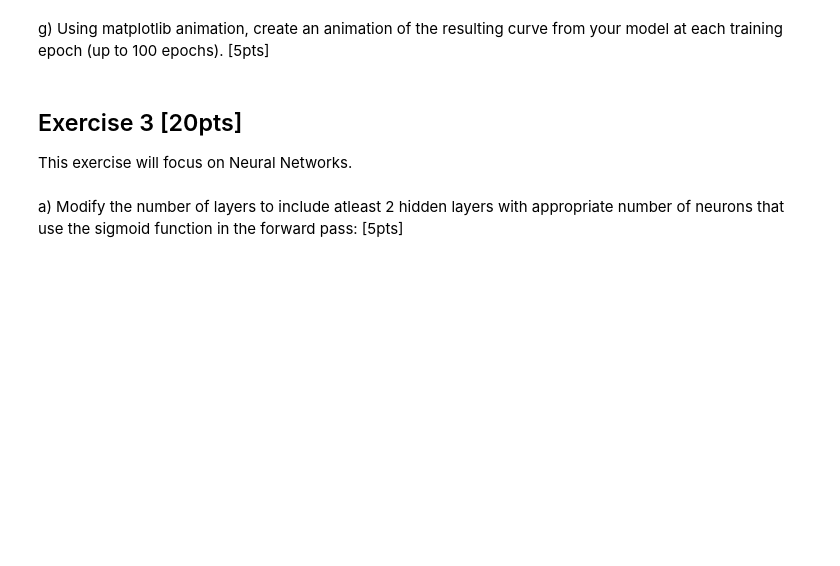
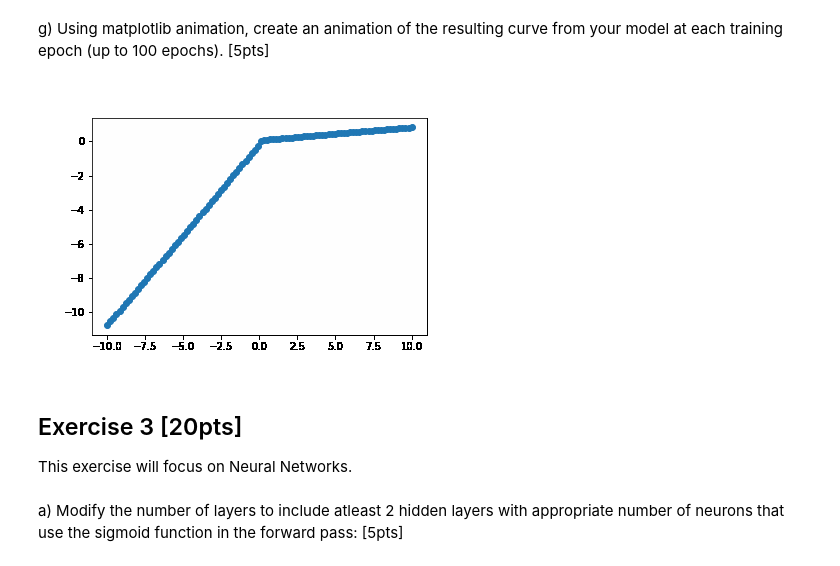
Before and after one commit to ivanisakov99/CS506, a Jupyter notebook: HW/6. Networks, Graphs and Neural Networks/homework6.ipynb, the cells around one changed output. Cells and saved outputs as stored; diff of their text form; code cells hidden in the pictures; blank space fills up the shorter version.

```diff
--- a/HW/6. Networks, Graphs and Neural Networks/homework6.ipynb
+++ b/HW/6. Networks, Graphs and Neural Networks/homework6.ipynb
@@ -368,23 +350,38 @@ def helper(m, X, Y, filename):
+# %%
+def helper(x, model, filename):
+    fig, ax = plt.subplots()
+    ax.scatter(x, model.predict(x))
+    fig.savefig(filename + '.png')
+    plt.close()
+    return np.asarray(im.open(filename + '.png'))
 # %%
-# TODO
-from PIL import Image as im
+images = []
+epochs = 500
+filename = '2g'
 
-epochs = 100
-images = []
-filename = 'test'
+model = keras.models.Sequential()
+model.add(layers.Dense(units=8, activation='relu', input_dim=1))
+model.add(layers.Dense(units=8, activation='relu'))
+model.add(layers.Dense(units=8, activation='relu'))
+model.add(layers.Dense(units=1))
+model.compile(loss='mean_squared_error', optimizer='adam')
 
 for _ in range(int(epochs / 10)):
-    model.fit(X, Y, epochs=10)
-    images.append(im.fromarray(helper(model, X, Y, filename)))
+    model.fit(X, Y, epochs=10, verbose=0, batch_size=10)
+    images.append(im.fromarray(helper(X, model, filename)))
 
 images[0].save(
     filename + '.gif',
-    optimize=False,  # important for transparent background
+    optimize=False,
     save_all=True,
     append_images=images[1:],
     loop=0,
-    duration=1000
+    duration=300
 )
+
+Image(filename + '.gif')
+# %% [output]
+[figure, added]
 # %% [markdown]
 ## Exercise 3 [20pts]
 
```
Also changed, not shown: parts of 8 cells of this notebook, 3 other files.
